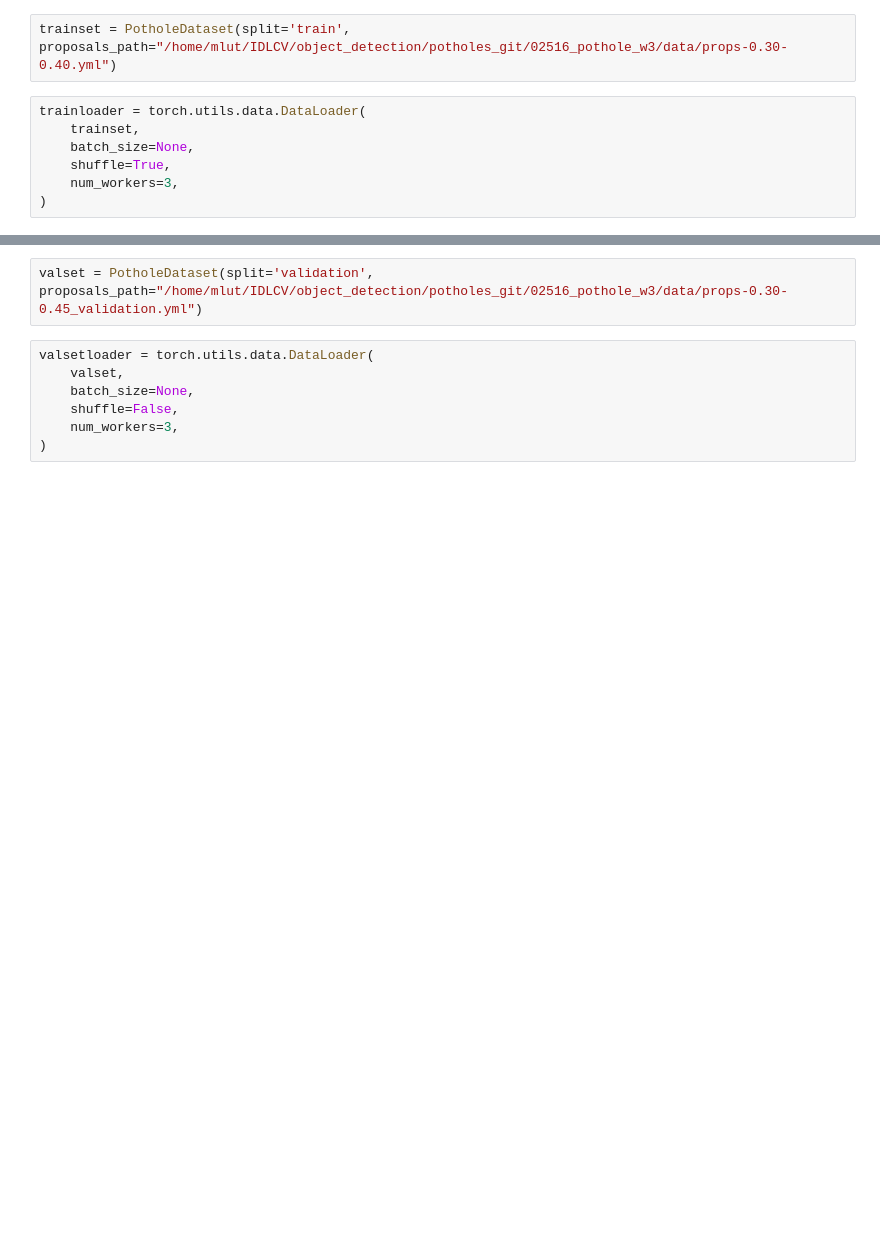
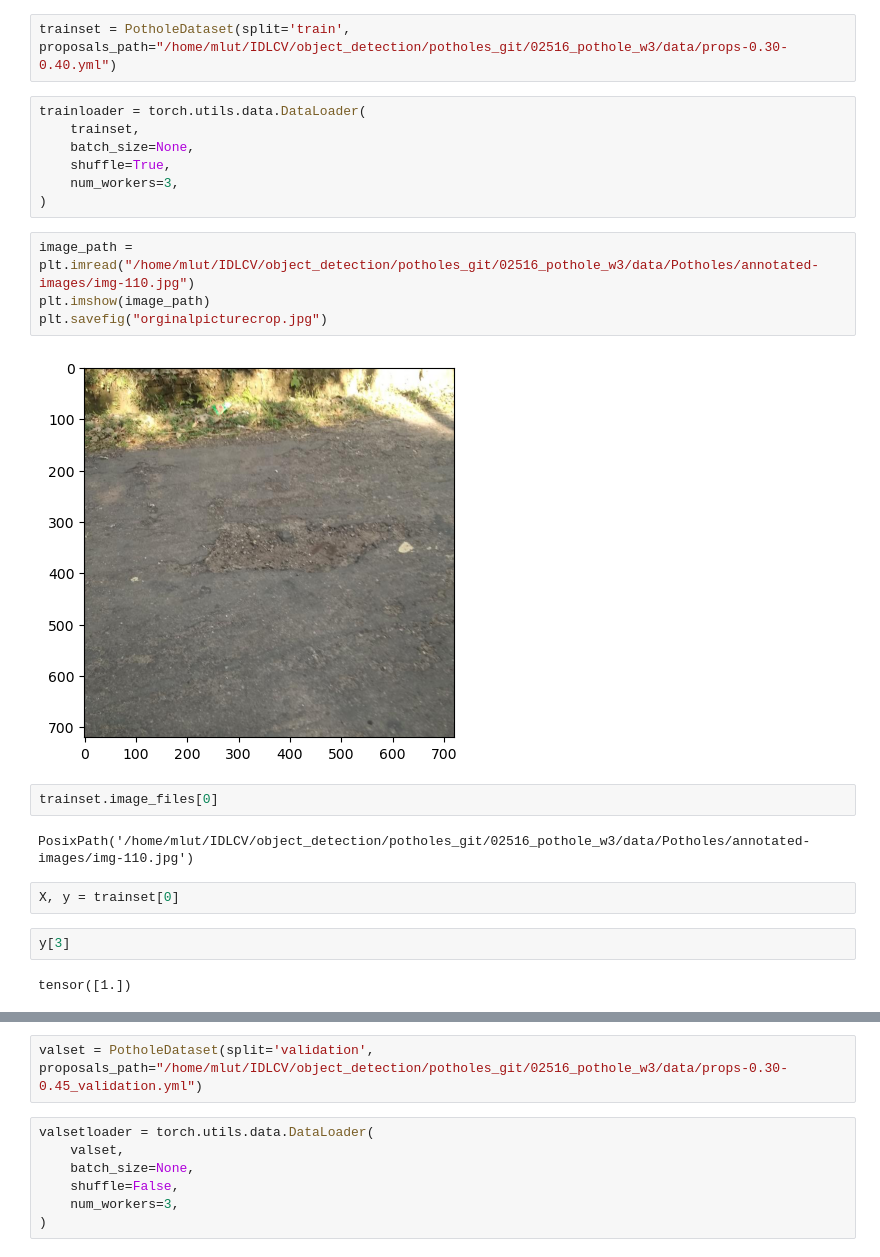
Before and after one commit to mklindtner/02516_pothole_w3, a Jupyter notebook: nb/CNN_Martins.ipynb, the cells around one changed output, grey strips where cells are left out. Saved outputs shown, nothing was run; the diff lists cells and outputs as text; blank space fills up the shorter version.

```diff
--- a/nb/CNN_Martins.ipynb
+++ b/nb/CNN_Martins.ipynb
@@ -38,3 +38,19 @@ trainloader = torch.utils.data.DataLoader(
     shuffle=True,
     num_workers=3,
 )
+# %%
+image_path = plt.imread("/home/mlut/IDLCV/object_detection/potholes_git/02516_pothole_w3/data/Potholes/annotated-images/img-110.jpg")
+plt.imshow(image_path)
+plt.savefig("orginalpicturecrop.jpg")
+# %% [output]
+[figure, added]
+# %%
+trainset.image_files[0]
+# %% [output]
+PosixPath('/home/mlut/IDLCV/object_detection/potholes_git/02516_pothole_w3/data/Potholes/annotated-images/img-110.jpg')
+# %%
+X, y = trainset[0]
+# %%
+y[3]
+# %% [output]
+tensor([1.])
```
Also changed, not shown: parts of 9 cells of this notebook.
